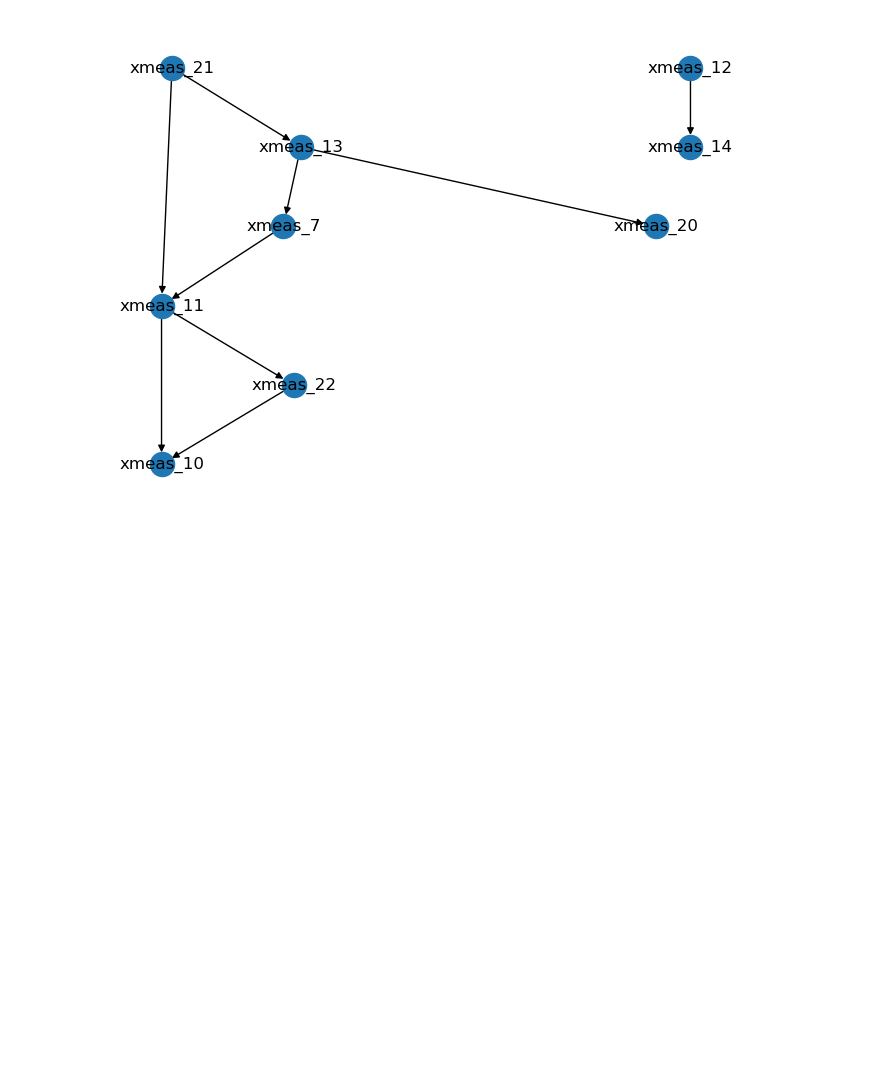
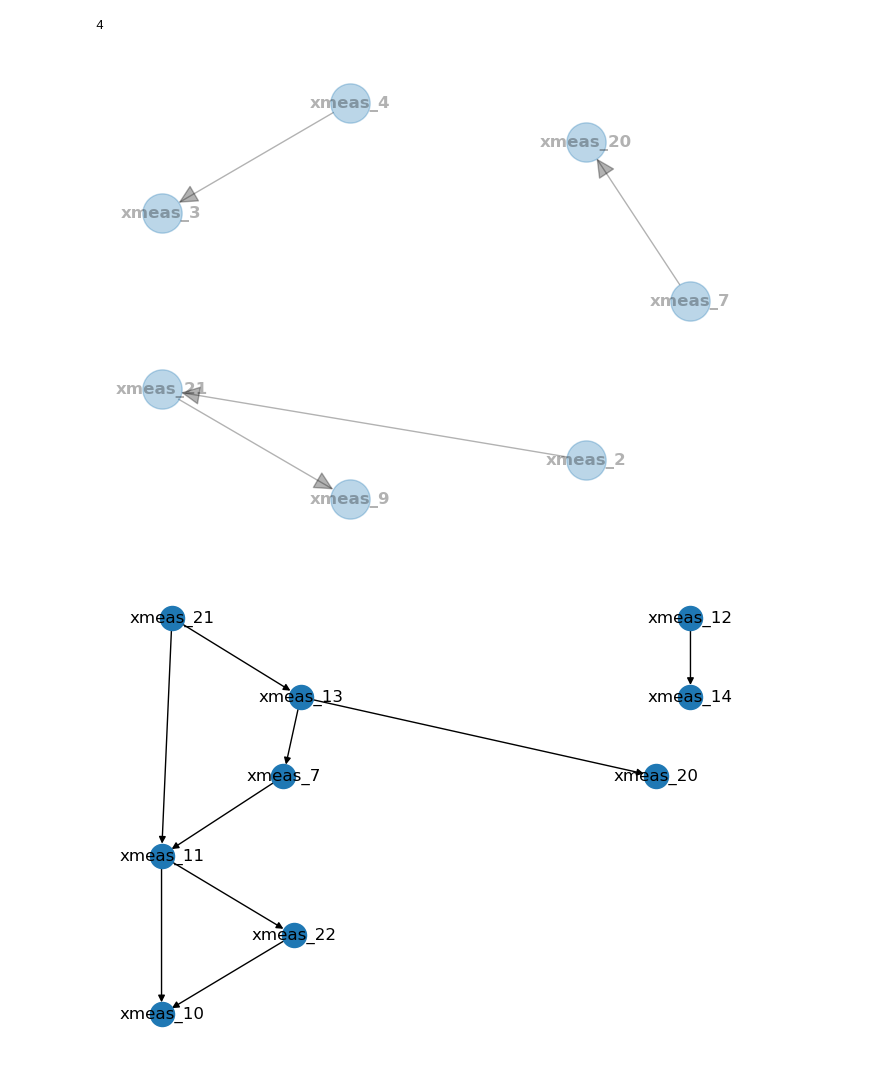
Before and after one commit to oubo2/PhD, a Jupyter notebook: unravel/Analyse_data.ipynb, the cells around one changed output. Saved outputs shown, nothing was run; the diff lists cells and outputs as text; code cells hidden in the pictures; blank space fills up the shorter version.

```diff
--- a/unravel/Analyse_data.ipynb
+++ b/unravel/Analyse_data.ipynb
@@ -33,8 +42,8 @@ stripper = ['xmeas_11', 'xmeas_12', 'xmeas_13', 'xmeas_14', 'xmeas_22', 'xmeas_1
            'xmeas_19', 'xmeas_4', 'xmeas_5']
 # %%
 # only keep continuous variables, xmeas_1 - xmeas_22
-df_train_normal = train_normal[train_normal.simulationRun==1].iloc[:,3:25]
-df_train_faulty = train_faulty[(train_faulty.simulationRun==1) & (train_faulty.faultNumber==12)].iloc[:,3:25]
+df_train_normal = train_normal[train_normal.simulationRun==1].iloc[:,3:36]
+df_train_faulty = train_faulty[(train_faulty.simulationRun==1) & (train_faulty.faultNumber==12)].iloc[:,3:36]
 df_train_full = pd.concat([df_train_normal, df_train_faulty], axis = 0, ignore_index=True)
 kFeatures = len(df_train_normal.columns)
 feature_list = list(df_train_normal.columns)
@@ -137,3 +173,14 @@ KeyboardInterrupt:
+# %%
+est = PC(equal_width_bin(df_train_normal.loc[:, reactor]))
+model_chi = est.estimate(significance_level=0.05)
+print(len(model_chi.edges()))
+nx.draw_circular(
+    model_chi, with_labels=True, arrowsize=30, node_size=800, alpha=0.3, font_weight="bold"
+)
+plt.show()
+# %% [output]
+4
+[figure, added]
 # %%
 fault = alarm_df(df_train_normal, df_train_faulty).loc[:, seperator]
 
```
Also changed, not shown: parts of 8 cells of this notebook, 6 other files.
